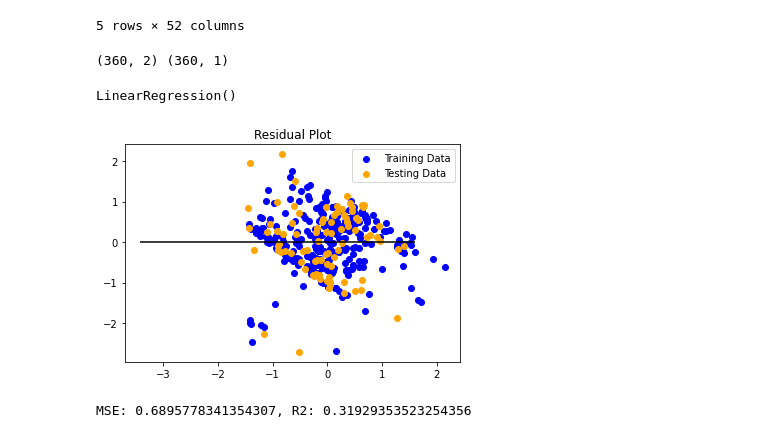
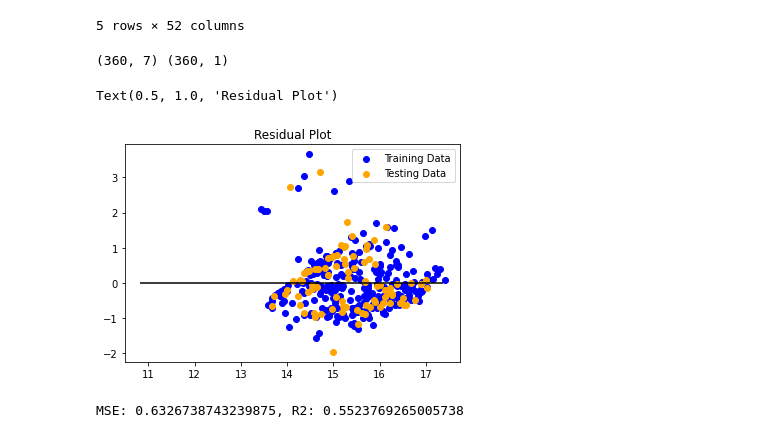
Before and after one commit to jonhicks123/NBA-Salaries-Prediction, a Jupyter notebook: NBA_salary_ML.ipynb, the cells around one changed output. Saved outputs shown, nothing was run; the diff lists cells and outputs as text; code cells hidden in the pictures.

```diff
--- a/NBA_salary_ML.ipynb
+++ b/NBA_salary_ML.ipynb
@@ -33,25 +33,34 @@ nba.head()
 | 4 | Al Horford | C | 27734405 | Dominican Rep... | 30 | BOS | 68 | 68 | 2193 | 17.7 | ... | ... |
 | 5 | Al Jefferson | C | 9769821 | USA | 32 | IND | 66 | 1 | 931 | 18.9 | ... | ... |
 5 rows × 52 columns
+# %%
+# Get Game Stats instead of Seasonal Stats for certain columns to see if R2 higher
+nba['PPG'] = nba['PTS']/nba['G']
+nba['MPG'] = nba['MP']/nba['G']
+nba['APG'] = nba['AST']/nba['G']
+nba['SPG'] = nba['STL']/nba['G']
+nba['BPG'] = nba['BLK']/nba['G']
 # %%
 # Assign X (data) and y (target)
 # 'G','PTS', 'WS', 'PER', 'Age' R2: 0.5900334734920706
 # 'G', 'PTS', 'WS', 'PER', 'Age', 'ORB%', 'DRB%', 'AST', 'TOV', 'FGA', 'FG', '3PA', '3P%' R2: 0.5972992598894363
+# 'G', 'MP', 'PTS', 'WS', 'PER', 'AST', 'BLK', 'TRB', 'STL', 'FG', '3P', 'USG%', 'Age' R2:0.5075740610098817
+# R2: 0.5312305947897183
 
-X = nba[['G', 'PTS']]
-y = nba["Salary"].values.reshape(-1, 1)
+X = nba[['PPG', 'MPG', 'APG', 'SPG', 'BPG', 'WS', 'Age']]
+y = nba["Salary_log"].values.reshape(-1, 1)
 print(X.shape, y.shape)
 # %% [output]
-(360, 2) (360, 1)
+(360, 7) (360, 1)
 # %%
 # Split the data into training and testing
 from sklearn.model_selection import train_test_split
 
 X_train, X_test, y_train, y_test = train_test_split(X, y, random_state=42)
 # %%
-from sklearn.preprocessing import StandardScaler
+# Create a LinearRegression model and fit it to the scaled training data
 
-# Create a StandardScaler model and fit it to the training data
-
-X_scaler = StandardScaler().fit(X_train)
-y_scaler = StandardScaler().fit(y_train)
+from sklearn.linear_model import LinearRegression
+regressor = LinearRegression()
+regressor.fit(X_train, y_train)  # perform linear regression
+y_pred = regressor.predict(X_test)
@@ -65,37 +67,27 @@ y_test_scaled = y_scaler.transform(y_test)
-# %%
-# Create a LinearRegression model and fit it to the scaled training data
-
-from sklearn.linear_model import LinearRegression
-regressor = LinearRegression()
-regressor.fit(X_train_scaled, y_train_scaled)
-# %% [output]
-LinearRegression()
 # %%
 # Make predictions using a fitted model
 # Plot the difference between the model predicted values and actual y values, versus the model predicted values
 # Hint: You can predict values of X training and testing data using the model.predict() method on a fitted model
 
-predictions = regressor.predict(X_test_scaled)
-regressor.fit(X_train_scaled, y_train_scaled)
-plt.scatter(regressor.predict(X_train_scaled), y_train_scaled - regressor.predict(X_train_scaled), c="blue", label="Training Data")
-plt.scatter(regressor.predict(X_test_scaled), y_test_scaled - regressor.predict(X_test_scaled), c="orange", label="Testing Data")
+plt.scatter(regressor.predict(X_train), regressor.predict(X_train) - y_train, c="blue", label="Training Data")
+plt.scatter(regressor.predict(X_test), regressor.predict(X_test) - y_test, c="orange", label="Testing Data")
 plt.legend()
-plt.hlines(y=0, xmin=y_test_scaled.min(), xmax=y_test_scaled.max())
+plt.hlines(y=0, xmin=y.min(), xmax=y.max())
 plt.title("Residual Plot")
-plt.show()
 # %% [output]
+Text(0.5, 1.0, 'Residual Plot')
-[figure, old version]
+[figure, new version]
 # %%
 # Used X_test_scaled, y_test_scaled, and model.predict(X_test_scaled) to calculate MSE and R2
 
 from sklearn.metrics import mean_squared_error
 
-MSE = mean_squared_error(y_test_scaled, predictions)
-r2 = regressor.score(X_test_scaled, y_test_scaled)
+MSE = mean_squared_error(y_test, y_pred)
+r2 = regressor.score(X_test, y_test)
 
 print(f"MSE: {MSE}, R2: {r2}")
 # %% [output]
-MSE: 0.6895778341354307, R2: 0.31929353523254356
+MSE: 0.6326738743239875, R2: 0.5523769265005738
 # %%
 # predictions = predictions.exp()
 # %%
```
Also changed, not shown: parts of 3 cells of this notebook, 4 other files.
